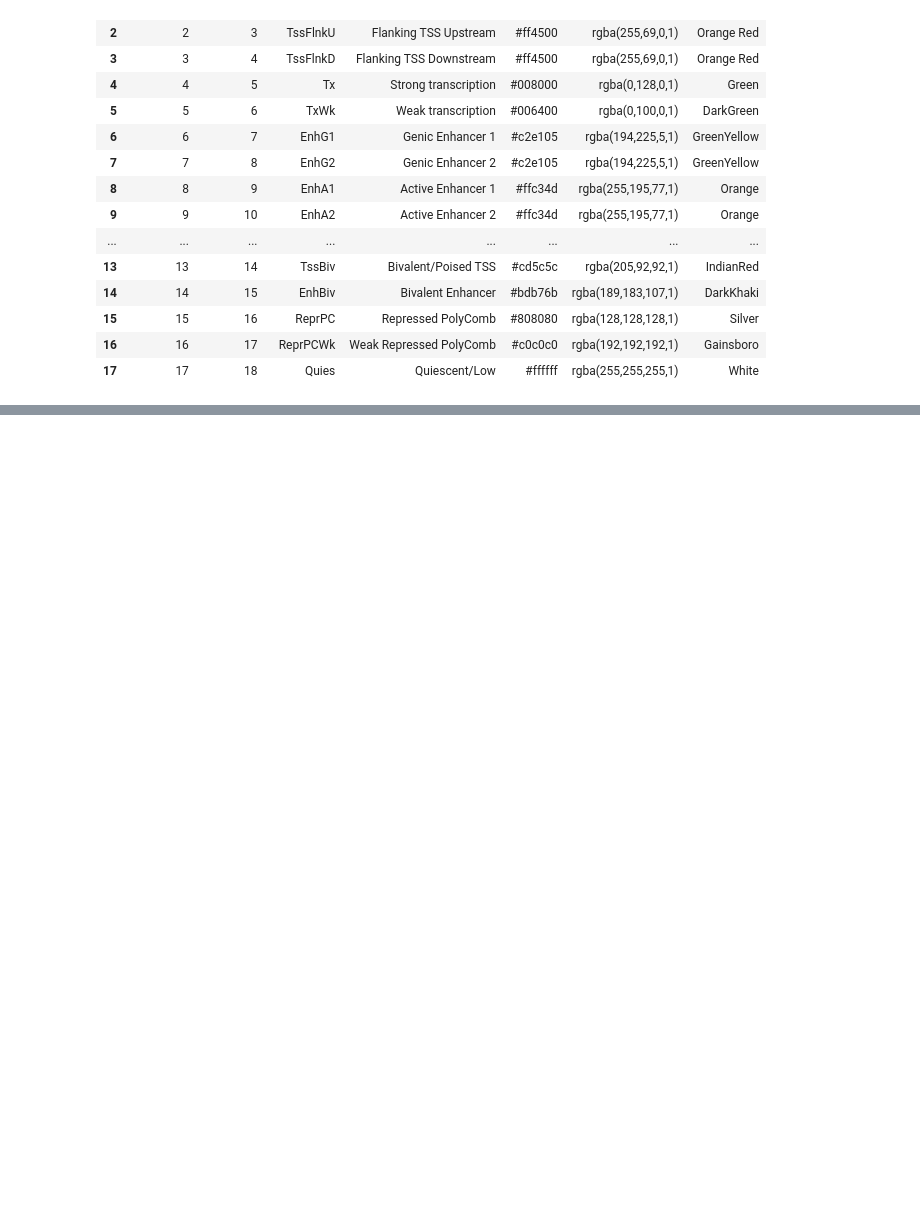
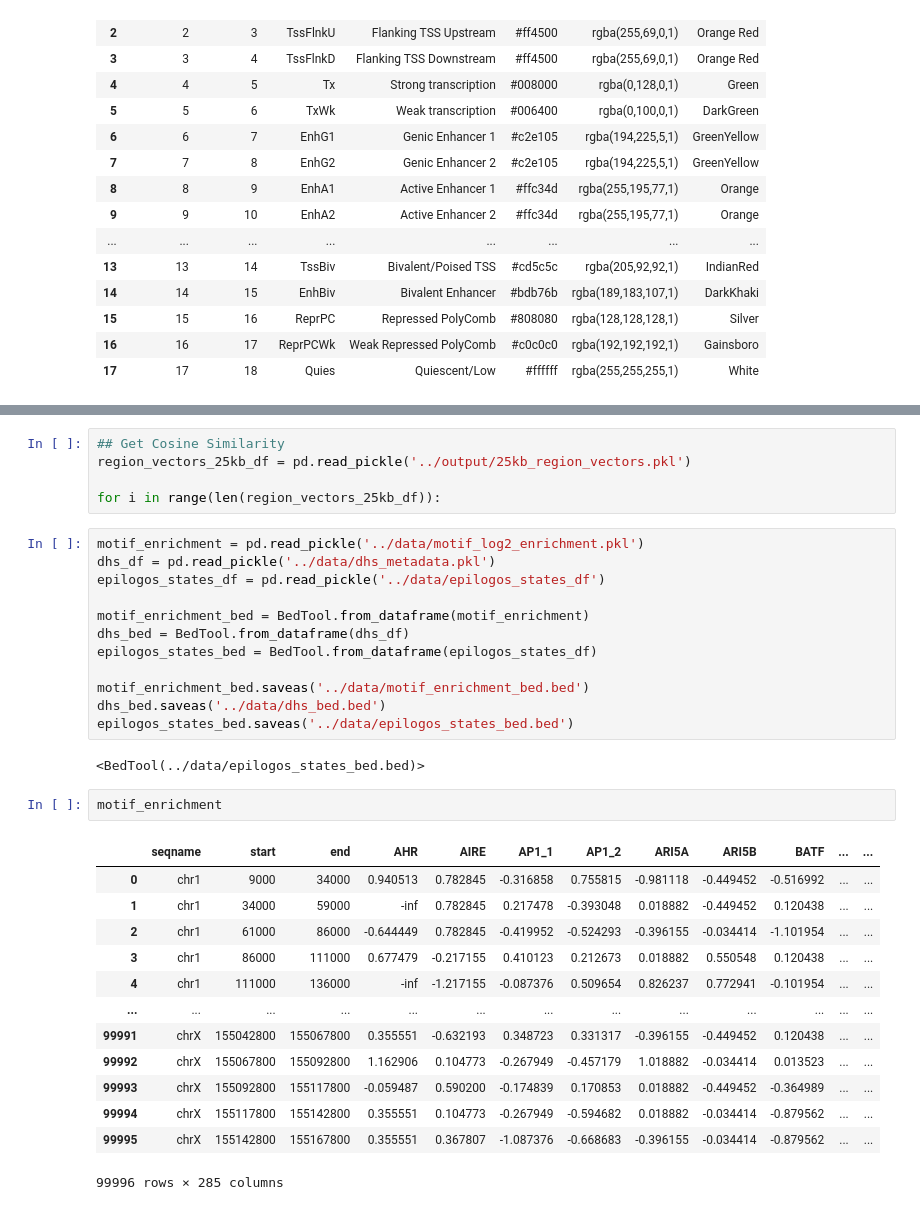
Before and after one commit to meuleman/gilbertAPI, a Jupyter notebook: externalresources/code/region_recipe.ipynb, the cells around one changed output, grey strips where cells are left out. Cells and saved outputs as stored; diff of their text form; blank space fills up the shorter version.

```diff
--- a/externalresources/code/region_recipe.ipynb
+++ b/externalresources/code/region_recipe.ipynb
@@ -298,0 +656,35 @@ Name: component, dtype: object
+# %%
+## Get Cosine Similarity
+region_vectors_25kb_df = pd.read_pickle('../output/25kb_region_vectors.pkl')
+
+for i in range(len(region_vectors_25kb_df)):
+# %%
+motif_enrichment = pd.read_pickle('../data/motif_log2_enrichment.pkl')
+dhs_df = pd.read_pickle('../data/dhs_metadata.pkl')
+epilogos_states_df = pd.read_pickle('../data/epilogos_states_df')
+
+motif_enrichment_bed = BedTool.from_dataframe(motif_enrichment)
+dhs_bed = BedTool.from_dataframe(dhs_df)
+epilogos_states_bed = BedTool.from_dataframe(epilogos_states_df)
+
+motif_enrichment_bed.saveas('../data/motif_enrichment_bed.bed')
+dhs_bed.saveas('../data/dhs_bed.bed')
+epilogos_states_bed.saveas('../data/epilogos_states_bed.bed')
+# %% [output]
+<BedTool(../data/epilogos_states_bed.bed)>
+# %%
+motif_enrichment
+# %% [output]
+|  | seqname | start | end | AHR | AIRE | AP1_1 | AP1_2 | ARI5A | ARI5B | BATF | ... | ... |
+| 0 | chr1 | 9000 | 34000 | 0.940513 | 0.782845 | -0.316858 | 0.755815 | -0.981118 | -0.449452 | -0.516992 | ... | ... |
+| 1 | chr1 | 34000 | 59000 | -inf | 0.782845 | 0.217478 | -0.393048 | 0.018882 | -0.449452 | 0.120438 | ... | ... |
+| 2 | chr1 | 61000 | 86000 | -0.644449 | 0.782845 | -0.419952 | -0.524293 | -0.396155 | -0.034414 | -1.101954 | ... | ... |
+| 3 | chr1 | 86000 | 111000 | 0.677479 | -0.217155 | 0.410123 | 0.212673 | 0.018882 | 0.550548 | 0.120438 | ... | ... |
+| 4 | chr1 | 111000 | 136000 | -inf | -1.217155 | -0.087376 | 0.509654 | 0.826237 | 0.772941 | -0.101954 | ... | ... |
+| ... | ... | ... | ... | ... | ... | ... | ... | ... | ... | ... | ... | ... |
+| 99991 | chrX | 155042800 | 155067800 | 0.355551 | -0.632193 | 0.348723 | 0.331317 | -0.396155 | -0.449452 | 0.120438 | ... | ... |
+| 99992 | chrX | 155067800 | 155092800 | 1.162906 | 0.104773 | -0.267949 | -0.457179 | 1.018882 | -0.034414 | 0.013523 | ... | ... |
+| 99993 | chrX | 155092800 | 155117800 | -0.059487 | 0.590200 | -0.174839 | 0.170853 | 0.018882 | -0.449452 | -0.364989 | ... | ... |
+| 99994 | chrX | 155117800 | 155142800 | 0.355551 | 0.104773 | -0.267949 | -0.594682 | 0.018882 | -0.034414 | -0.879562 | ... | ... |
+| 99995 | chrX | 155142800 | 155167800 | 0.355551 | 0.367807 | -1.087376 | -0.668683 | -0.396155 | -0.034414 | -0.879562 | ... | ... |
+99996 rows × 285 columns
```
Also changed, not shown: parts of 33 cells of this notebook, 5 other files.
